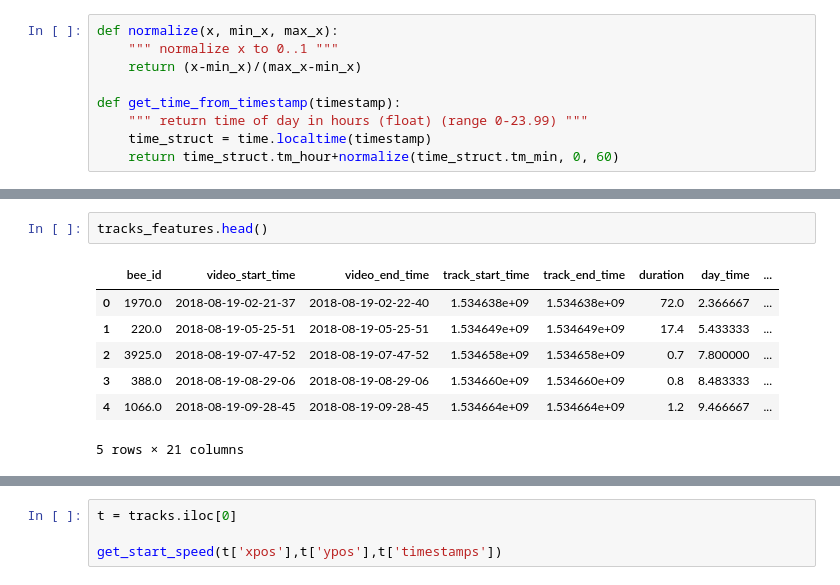
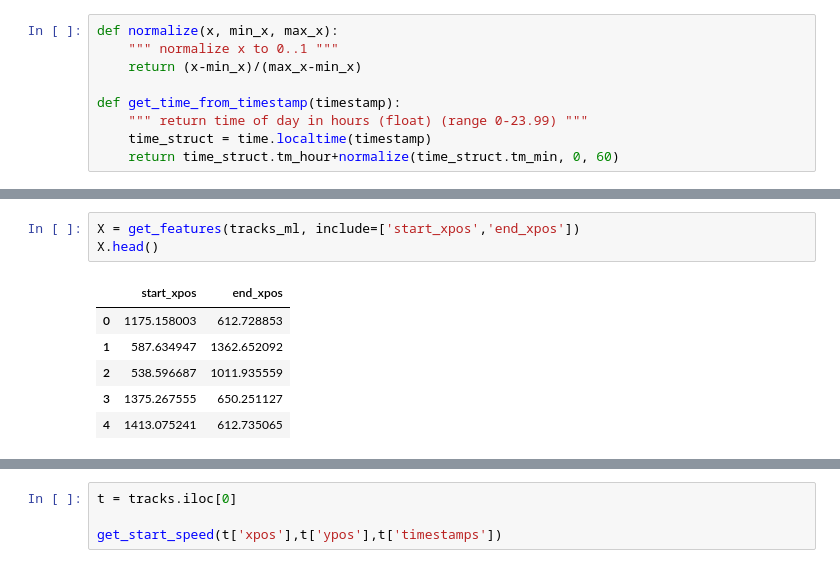
Before and after one commit to tschopo/swp_bioroboticslab, a Jupyter notebook: pipeline_tracking_test_daniel4.ipynb, the cells around one changed output, grey strips where cells are left out. Saved outputs shown, nothing was run; the diff lists cells and outputs as text.

```diff
--- a/pipeline_tracking_test_daniel4.ipynb
+++ b/pipeline_tracking_test_daniel4.ipynb
@@ -685,10 +724,10 @@ tracks_features = tracks_features[['bee_id','video_start_time','video_end_time',
-# %%
-tracks_features.head()
-# %% [output]
-|  | bee_id | video_start_time | video_end_time | track_start_time | track_end_time | duration | day_time | ... |
-| 0 | 1970.0 | 2018-08-19-02-21-37 | 2018-08-19-02-22-40 | 1.534638e+09 | 1.534638e+09 | 72.0 | 2.366667 | ... |
-| 1 | 220.0 | 2018-08-19-05-25-51 | 2018-08-19-05-25-51 | 1.534649e+09 | 1.534649e+09 | 17.4 | 5.433333 | ... |
-| 2 | 3925.0 | 2018-08-19-07-47-52 | 2018-08-19-07-47-52 | 1.534658e+09 | 1.534658e+09 | 0.7 | 7.800000 | ... |
-| 3 | 388.0 | 2018-08-19-08-29-06 | 2018-08-19-08-29-06 | 1.534660e+09 | 1.534660e+09 | 0.8 | 8.483333 | ... |
-| 4 | 1066.0 | 2018-08-19-09-28-45 | 2018-08-19-09-28-45 | 1.534664e+09 | 1.534664e+09 | 1.2 | 9.466667 | ... |
-5 rows × 21 columns
+# %%
+X = get_features(tracks_ml, include=['start_xpos','end_xpos'])
+X.head()
+# %% [output]
+|  | start_xpos | end_xpos |
+| 0 | 1175.158003 | 612.728853 |
+| 1 | 587.634947 | 1362.652092 |
+| 2 | 538.596687 | 1011.935559 |
+| 3 | 1375.267555 | 650.251127 |
+| 4 | 1413.075241 | 612.735065 |
```
Also changed, not shown: parts of 3 cells of this notebook.
